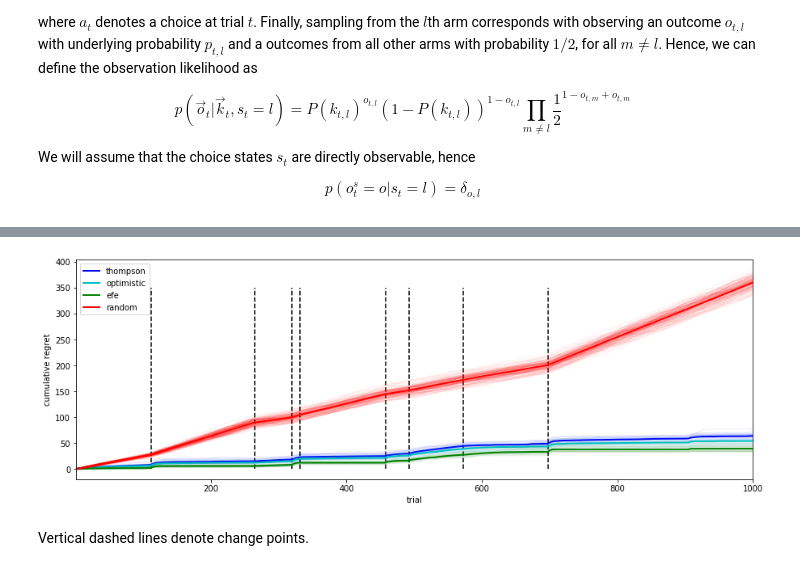
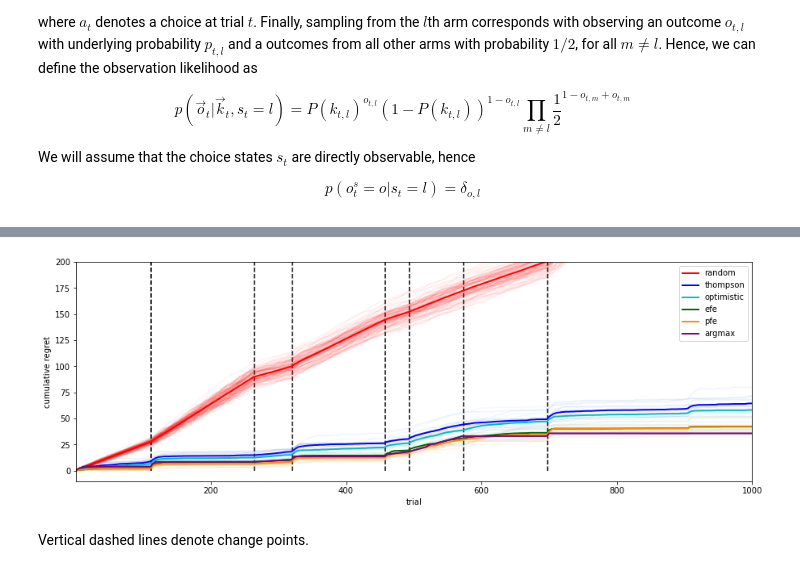
Before and after one commit to dimarkov/aibandits, a Jupyter notebook: piecewise_stationary_bandits_comparison.ipynb, the cells around one changed output, grey strips where cells are left out. Saved outputs shown, nothing was run; the diff lists cells and outputs as text; code cells hidden in the pictures.

```diff
--- a/piecewise_stationary_bandits_comparison.ipynb
+++ b/piecewise_stationary_bandits_comparison.ipynb
@@ -25,10 +25,13 @@ import numpyro as npyro
 import numpyro.distributions as dist
 
 import jax.numpy as np
+from jax.scipy.special import logit, digamma, gammaln
 from jax import random, lax, nn, ops
+import gc
 
 K = 3 # do not change this for now as everything would fail
 rho = .01
+seed = 4483342
 
 log_pj_j = np.log(np.array([[1 - rho, rho], [1, 0]]))
 
@@ -59,7 +62,7 @@ def simulator(process, N=100, T=1000):
 
         return (rng_key, states, choices), {'rewards': outcomes, 'probs': states[0], 'changes': states[1]}
 
-    rng_key = random.PRNGKey(4483342)
+    rng_key = random.PRNGKey(seed)
     states = [random.uniform(rng_key, shape=(K,)), np.zeros(1, dtype=np.int32)]
     choices = np.zeros(N, dtype=np.int32)
 
@@ -223 +239,16 @@ sequence3 = simulator(process, learning, optimistic_selection, N=N, T=T)
+# %%
+N = 10
+T = 1000
+
+sequence_states = []
+labels_states = ['thompson', 'optimistic', 'efe', 'pfe', 'argmax']
+
+for selection in [thompson_selection,
+                  optimistic_selection,
+                  efe_selection,
+                  pfe_selection,
+                  argmax_selection]:
+
+    sequence_states.append(simulator(process, learning, selection, N=N, T=T))
+    gc.collect();
 # %%
@@ -248,44 +275,40 @@ for k in range(K):
 # %%
-choices_thm = sequence1['choices']
-choices_efe = sequence2['choices']
-choices_otm = sequence3['choices']
+def calc_probs(choices):
+    probs = np.stack([lax.index_take(true_probs, [np.arange(T), choices[:, n]], (0, 1)) for n in range(N)], 0)
+    return probs
 
+states_probs = [calc_probs(s['choices']) for s in sequence_states]
 max_probs = lax.index_take(true_probs, [np.arange(T), true_probs.argmax(-1)], (0, 1))
-thm_probs = np.stack([lax.index_take(true_probs, [np.arange(T), choices_thm[:, n]], (0, 1)) for n in range(N)], 0)
-efe_probs = np.stack([lax.index_take(true_probs, [np.arange(T), choices_efe[:, n]], (0, 1)) for n in range(N)], 0)
-otm_probs = np.stack([lax.index_take(true_probs, [np.arange(T), choices_otm[:, n]], (0, 1)) for n in range(N)], 0)
 
 n_smpl = 100
 random_choices = random.categorical(random.PRNGKey(547890), np.zeros(K), shape=(T, n_smpl))
-random_probs = np.stack([lax.index_take(true_probs, [np.arange(T), random_choices[:, n]], (0, 1)) for n in range(n_smpl)], 0)
+random_probs = np.stack([lax.index_take(true_probs,
+                                        [np.arange(T),
+                                         random_choices[:, n]], (0, 1)) for n in range(n_smpl)], 0)
+
 
 fig, axes = plt.subplots(1, 1, figsize=(15, 5))
-regret = np.cumsum(max_probs - thm_probs, -1).T
-plt.plot(regret, 'b', alpha=.05);
-plt.plot(regret.mean(-1), 'b', label='thompson', lw=2)
 
-regret = np.cumsum(max_probs - otm_probs, -1).T
-plt.plot(regret, 'c', alpha=.05);
-plt.plot(regret.mean(-1), 'c', label='optimistic', lw=2)
+changes = np.concatenate([np.zeros(1), np.abs(np.diff(true_probs.argmax(-1)))], -1)
+plt.vlines(np.nonzero(changes), 0, 400, linestyle='--')
 
-regret = np.cumsum(max_probs - efe_probs, -1).T
-plt.plot(regret, 'g', alpha=.05);
-plt.plot(regret.mean(-1), 'g', label='efe', lw=2)
+line_colors = ['b', 'c', 'darkgreen', 'darkorange', 'purple', 'lime']
 
 regret = np.cumsum(max_probs - random_probs, -1).T
 plt.plot(regret, 'r', alpha=.05);
 plt.plot(regret.mean(-1), 'r', label='random', lw=2)
 
+for i,probs in enumerate(states_probs):
+    regret = np.cumsum(max_probs - probs, -1).T
+    plt.plot(regret, line_colors[i], alpha=.05);
+    plt.plot(regret.mean(-1), line_colors[i], label=labels_states[i], lw=2)
+
 plt.xlim(1, T)
+plt.ylim(-10, 200)
 plt.xlabel('trial')
 plt.ylabel('cumulative regret')
-plt.legend()
-
-changes = sequence1['changes']
-plt.vlines(np.nonzero(changes), 0, 350, linestyle='--')
-
-fig.savefig('cum_reg_piecewise1.png', dpi=300)
+plt.legend();
 # %% [output]
-[figure, old version]
+[figure, new version]
 # %% [markdown]
 Vertical dashed lines denote change points.
```
Also changed, not shown: parts of 8 cells of this notebook, 1 other file.
